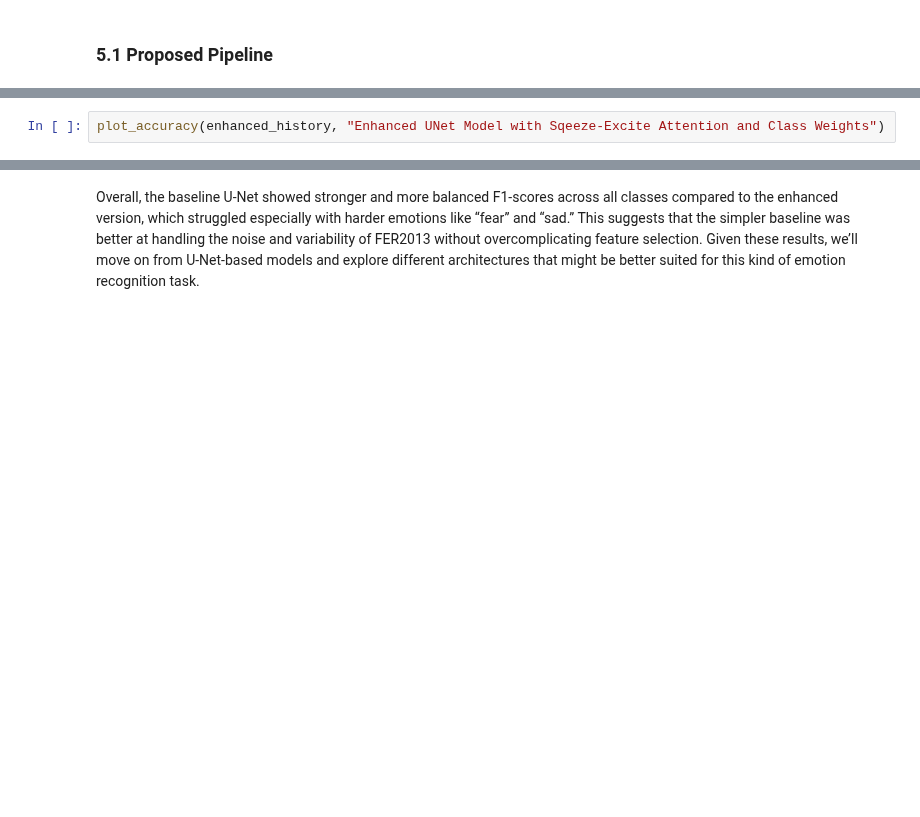
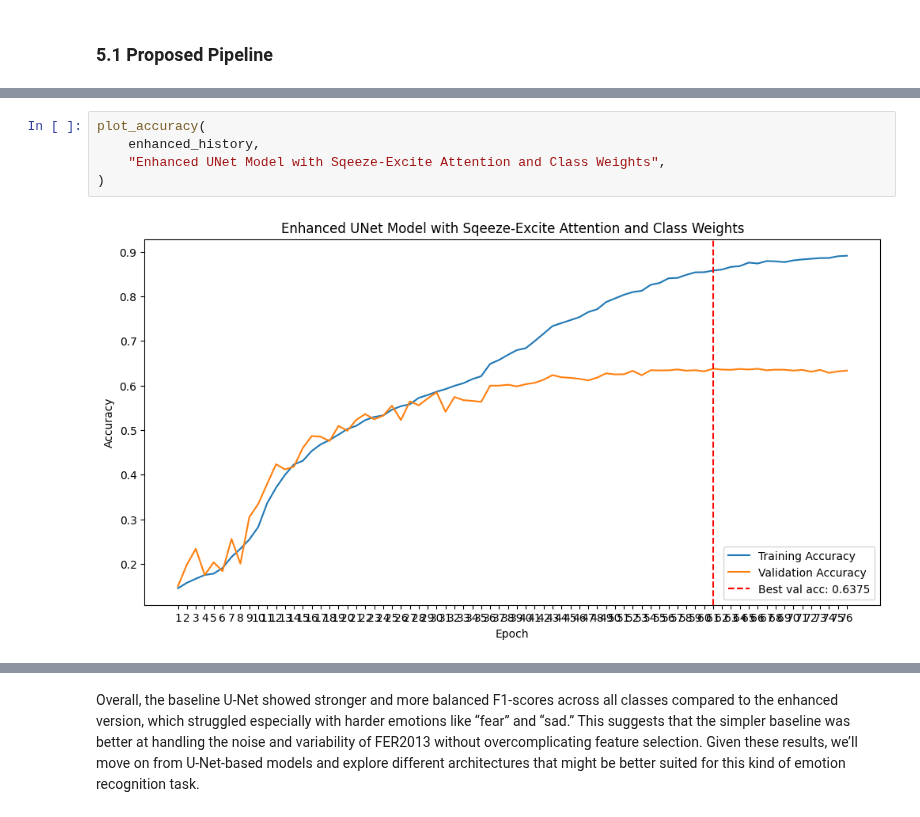
Before and after one commit to kayleeisokay/cs109b-final-project, a Jupyter notebook: MS4.ipynb, the cells around one changed output, grey strips where cells are left out. Cells and saved outputs as stored; diff of their text form; blank space fills up the shorter version.

```diff
--- a/MS4.ipynb
+++ b/MS4.ipynb
@@ -1502,3 +1617,8 @@ else:
 # %%
-plot_accuracy(enhanced_history, "Enhanced UNet Model with Sqeeze-Excite Attention and Class Weights")
+plot_accuracy(
+    enhanced_history,
+    "Enhanced UNet Model with Sqeeze-Excite Attention and Class Weights",
+)
+# %% [output]
+[figure, added]
 # %%
```
Also changed, not shown: parts of 30 cells of this notebook.
